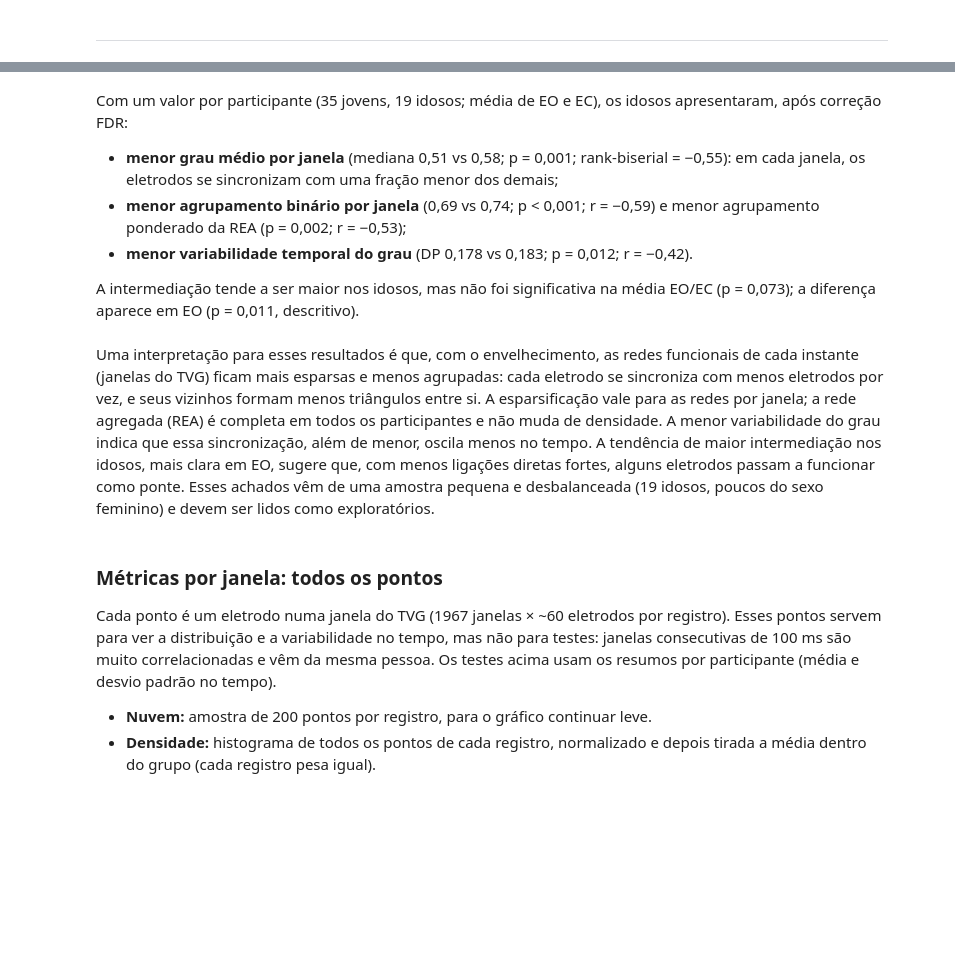
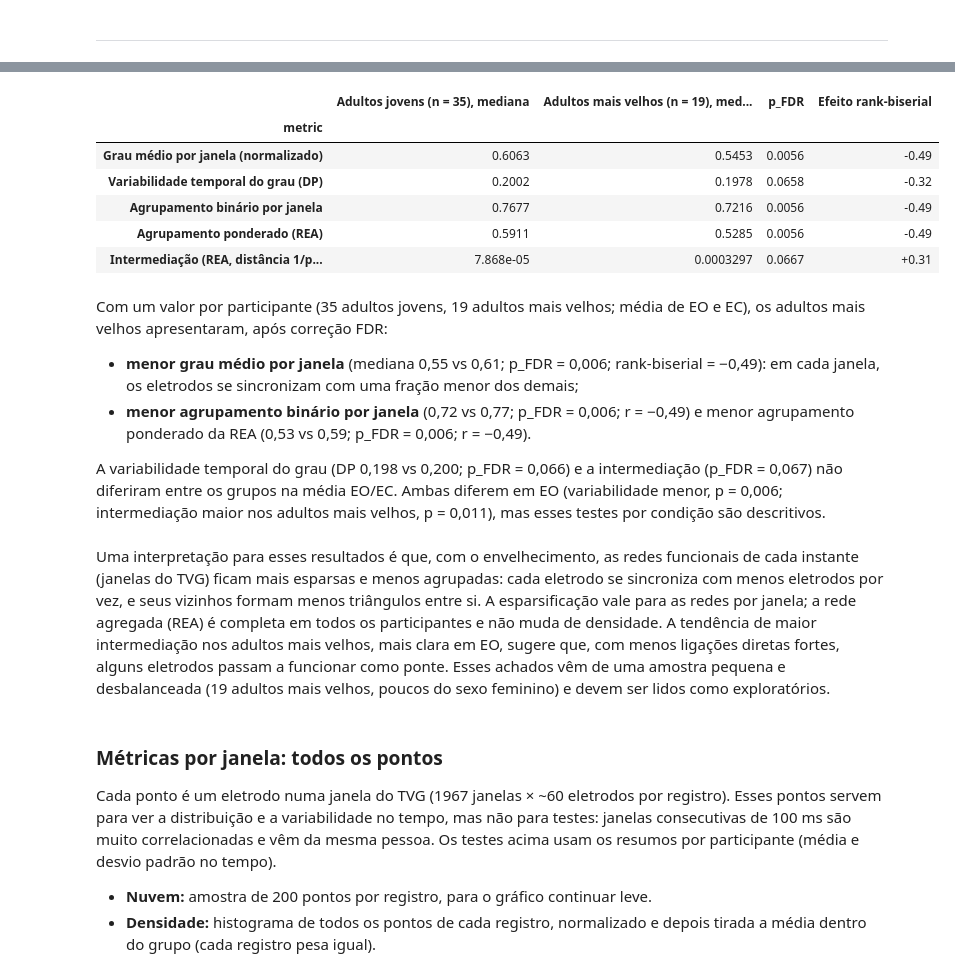
Before and after one commit to annesantos1990/TCC, a Jupyter notebook: notebook/01_eda/03_analise_descriva_redes.ipynb, the cells around one changed output, grey strips where cells are left out. Saved outputs shown, nothing was run; the diff lists cells and outputs as text; code cells hidden in the pictures; blank space fills up the shorter version.

Commit message:
Reexecuta EDA e PCA com a sincronização bidirecional e atualiza textos e figuras.
Co-authored-by: Cursor <cursoragent@cursor.com>

```diff
--- a/notebook/01_eda/03_analise_descriva_redes.ipynb
+++ b/notebook/01_eda/03_analise_descriva_redes.ipynb
@@ -353,13 +435,37 @@ age_tests.round(4)
+# %%
+tabela = (
+    age_tests[age_tests["medida"] == "média EO/EC"]
+    .set_index("metric")[["mediana_young", "mediana_older", "p_fdr", "rank_biserial"]]
+    .rename(columns={
+        "mediana_young": "Adultos jovens (n = 35), mediana",
+        "mediana_older": "Adultos mais velhos (n = 19), mediana",
+        "p_fdr": "p_FDR",
+        "rank_biserial": "Efeito rank-biserial",
+    })
+)
+tabela.style.format({
+    "Adultos jovens (n = 35), mediana": "{:.4g}",
+    "Adultos mais velhos (n = 19), mediana": "{:.4g}",
+    "p_FDR": "{:.4f}",
+    "Efeito rank-biserial": "{:+.2f}",
+})
+# %% [output]
+|  | Adultos jovens (n = 35), mediana | Adultos mais velhos (n = 19), med... | p_FDR | Efeito rank-biserial |
+| metric |  |  |  |  |
+| Grau médio por janela (normalizado) | 0.6063 | 0.5453 | 0.0056 | -0.49 |
+| Variabilidade temporal do grau (DP) | 0.2002 | 0.1978 | 0.0658 | -0.32 |
+| Agrupamento binário por janela | 0.7677 | 0.7216 | 0.0056 | -0.49 |
+| Agrupamento ponderado (REA) | 0.5911 | 0.5285 | 0.0056 | -0.49 |
+| Intermediação (REA, distância 1/p... | 7.868e-05 | 0.0003297 | 0.0667 | +0.31 |
 # %% [markdown]
-Com um valor por participante (35 jovens, 19 idosos; média de EO e EC), os idosos apresentaram, após correção FDR:
+Com um valor por participante (35 adultos jovens, 19 adultos mais velhos; média de EO e EC), os adultos mais velhos apresentaram, após correção FDR:
 
-- **menor grau médio por janela** (mediana 0,51 vs 0,58; p = 0,001; rank-biserial = −0,55): em cada janela, os eletrodos se sincronizam com uma fração menor dos demais;
-- **menor agrupamento binário por janela** (0,69 vs 0,74; p < 0,001; r = −0,59) e menor agrupamento ponderado da REA (p = 0,002; r = −0,53);
-- **menor variabilidade temporal do grau** (DP 0,178 vs 0,183; p = 0,012; r = −0,42).
+- **menor grau médio por janela** (mediana 0,55 vs 0,61; p_FDR = 0,006; rank-biserial = −0,49): em cada janela, os eletrodos se sincronizam com uma fração menor dos demais;
+- **menor agrupamento binário por janela** (0,72 vs 0,77; p_FDR = 0,006; r = −0,49) e menor agrupamento ponderado da REA (0,53 vs 0,59; p_FDR = 0,006; r = −0,49).
 
-A intermediação tende a ser maior nos idosos, mas não foi significativa na média EO/EC (p = 0,073); a diferença aparece em EO (p = 0,011, descritivo).
+A variabilidade temporal do grau (DP 0,198 vs 0,200; p_FDR = 0,066) e a intermediação (p_FDR = 0,067) não diferiram entre os grupos na média EO/EC. Ambas diferem em EO (variabilidade menor, p = 0,006; intermediação maior nos adultos mais velhos, p = 0,011), mas esses testes por condição são descritivos.
 # %% [markdown]
-Uma interpretação para esses resultados é que, com o envelhecimento, as redes funcionais de cada instante (janelas do TVG) ficam mais esparsas e menos agrupadas: cada eletrodo se sincroniza com menos eletrodos por vez, e seus vizinhos formam menos triângulos entre si. A esparsificação vale para as redes por janela; a rede agregada (REA) é completa em todos os participantes e não muda de densidade. A menor variabilidade do grau indica que essa sincronização, além de menor, oscila menos no tempo. A tendência de maior intermediação nos idosos, mais clara em EO, sugere que, com menos ligações diretas fortes, alguns eletrodos passam a funcionar como ponte. Esses achados vêm de uma amostra pequena e desbalanceada (19 idosos, poucos do sexo feminino) e devem ser lidos como exploratórios.
+Uma interpretação para esses resultados é que, com o envelhecimento, as redes funcionais de cada instante (janelas do TVG) ficam mais esparsas e menos agrupadas: cada eletrodo se sincroniza com menos eletrodos por vez, e seus vizinhos formam menos triângulos entre si. A esparsificação vale para as redes por janela; a rede agregada (REA) é completa em todos os participantes e não muda de densidade. A tendência de maior intermediação nos adultos mais velhos, mais clara em EO, sugere que, com menos ligações diretas fortes, alguns eletrodos passam a funcionar como ponte. Esses achados vêm de uma amostra pequena e desbalanceada (19 adultos mais velhos, poucos do sexo feminino) e devem ser lidos como exploratórios.
 # %% [markdown]
 ### Métricas por janela: todos os pontos
 
```
Also changed, not shown: parts of 11 cells of this notebook, 8 other files.
